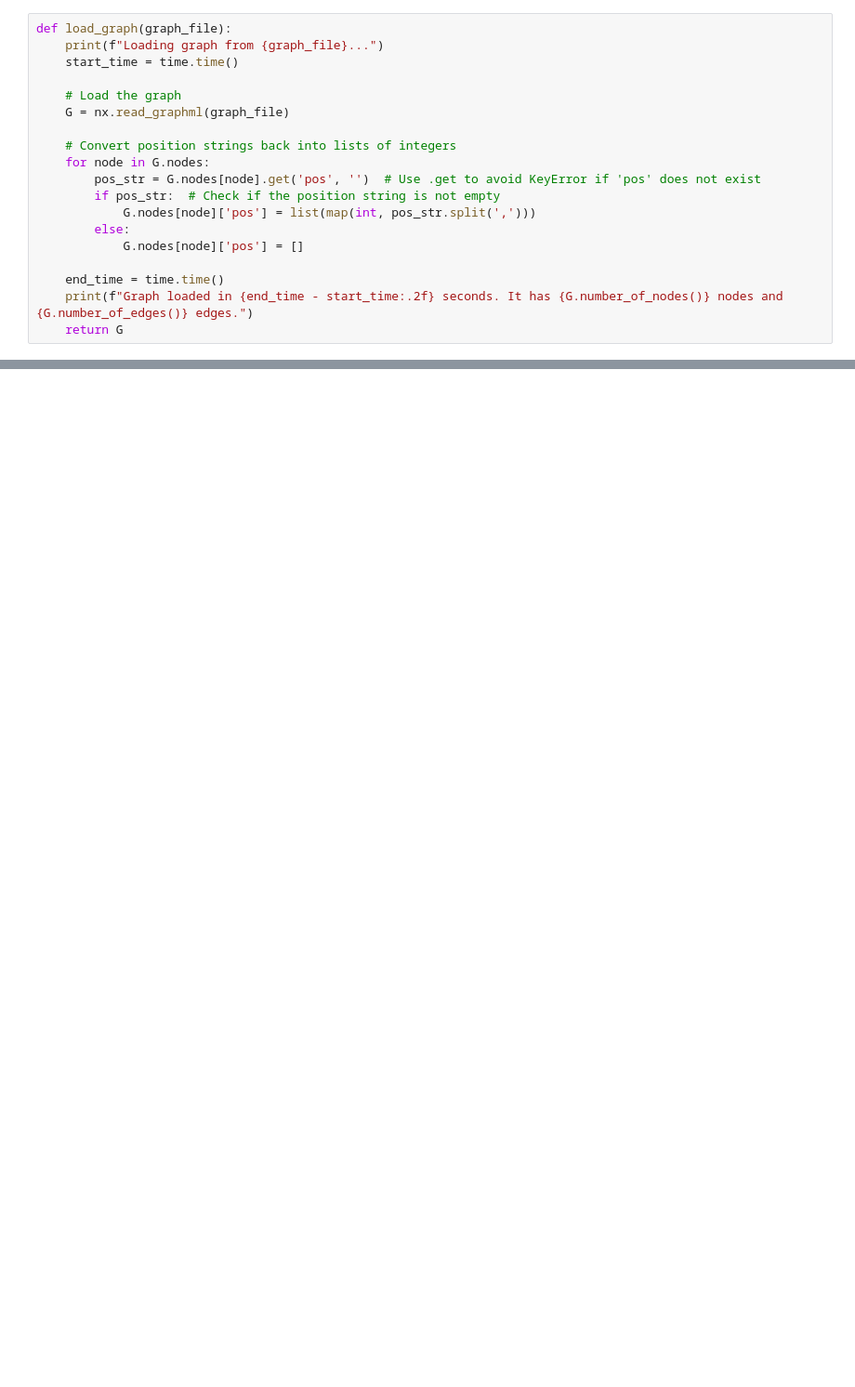
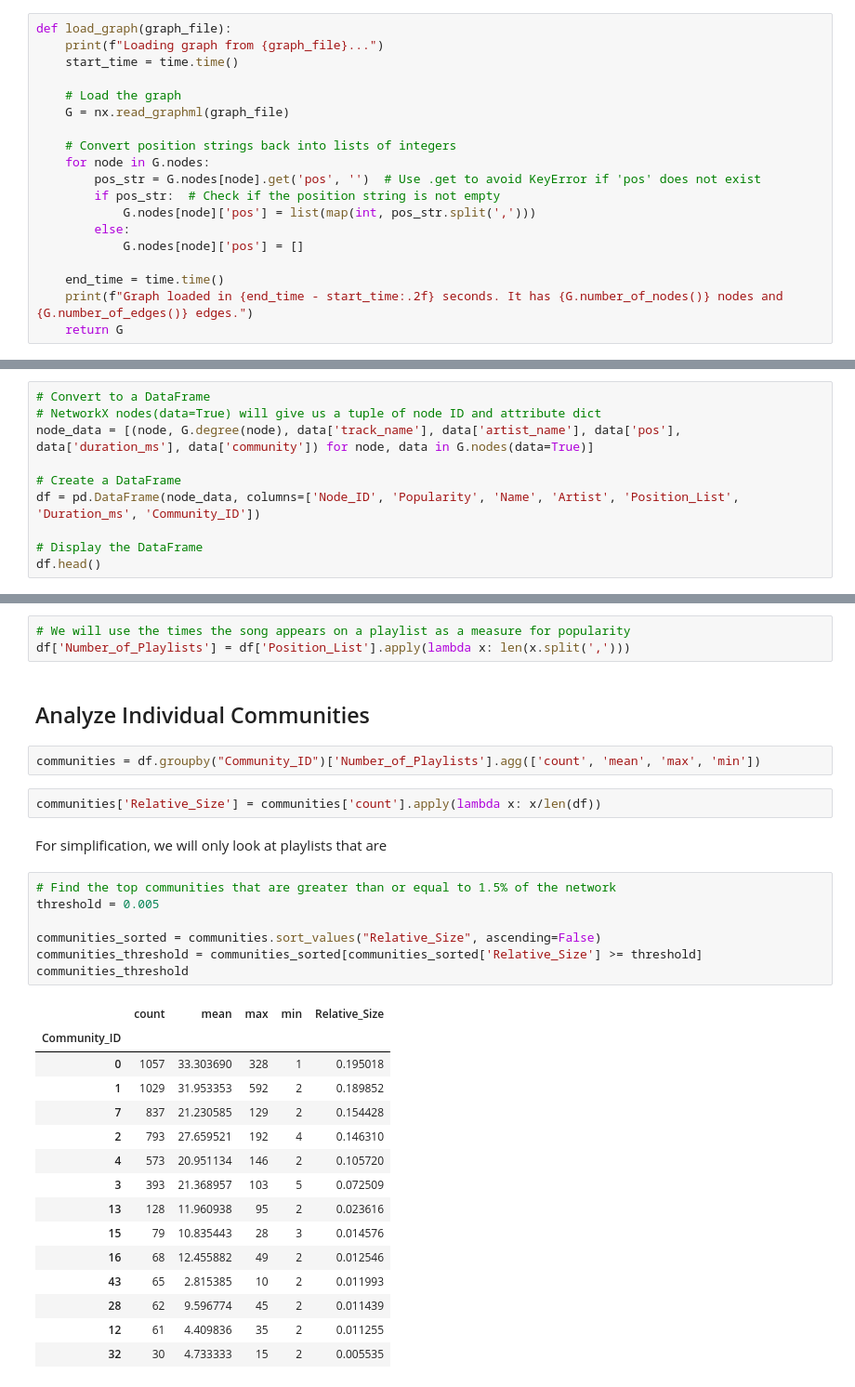
Before and after one commit to KyoKii02/CPSC572-Project, a Jupyter notebook: community_detection.ipynb, the cells around one changed output, grey strips where cells are left out. Shown at 93% size. Drawn from its saved outputs; the diff is of its cells as text; blank space fills up the shorter version.

```diff
--- a/community_detection.ipynb
+++ b/community_detection.ipynb
@@ -89,0 +95,10 @@ visualize_partitions(G, dendro)
+# %%
+# Convert to a DataFrame
+# NetworkX nodes(data=True) will give us a tuple of node ID and attribute dict
+node_data = [(node, G.degree(node), data['track_name'], data['artist_name'], data['pos'], data['duration_ms'], data['community']) for node, data in G.nodes(data=True)]
+
+# Create a DataFrame
+df = pd.DataFrame(node_data, columns=['Node_ID', 'Popularity', 'Name', 'Artist', 'Position_List', 'Duration_ms', 'Community_ID'])
+
+# Display the DataFrame
+df.head()
@@ -89,0 +112,34 @@ visualize_partitions(G, dendro)
+# %%
+# We will use the times the song appears on a playlist as a measure for popularity
+df['Number_of_Playlists'] = df['Position_List'].apply(lambda x: len(x.split(',')))
+# %% [markdown]
+## Analyze Individual Communities
+# %%
+communities = df.groupby("Community_ID")['Number_of_Playlists'].agg(['count', 'mean', 'max', 'min'])
+# %%
+communities['Relative_Size'] = communities['count'].apply(lambda x: x/len(df))
+# %% [markdown]
+For simplification, we will only look at playlists that are
+# %%
+# Find the top communities that are greater than or equal to 1.5% of the network
+threshold = 0.005
+
+communities_sorted = communities.sort_values("Relative_Size", ascending=False)
+communities_threshold = communities_sorted[communities_sorted['Relative_Size'] >= threshold]
+communities_threshold
+# %% [output]
+|  | count | mean | max | min | Relative_Size |
+| Community_ID |  |  |  |  |  |
+| 0 | 1057 | 33.303690 | 328 | 1 | 0.195018 |
+| 1 | 1029 | 31.953353 | 592 | 2 | 0.189852 |
+| 7 | 837 | 21.230585 | 129 | 2 | 0.154428 |
+| 2 | 793 | 27.659521 | 192 | 4 | 0.146310 |
+| 4 | 573 | 20.951134 | 146 | 2 | 0.105720 |
+| 3 | 393 | 21.368957 | 103 | 5 | 0.072509 |
+| 13 | 128 | 11.960938 | 95 | 2 | 0.023616 |
+| 15 | 79 | 10.835443 | 28 | 3 | 0.014576 |
+| 16 | 68 | 12.455882 | 49 | 2 | 0.012546 |
+| 43 | 65 | 2.815385 | 10 | 2 | 0.011993 |
+| 28 | 62 | 9.596774 | 45 | 2 | 0.011439 |
+| 12 | 61 | 4.409836 | 35 | 2 | 0.011255 |
+| 32 | 30 | 4.733333 | 15 | 2 | 0.005535 |
```
Also changed, not shown: parts of 23 cells of this notebook, 1 other file.
